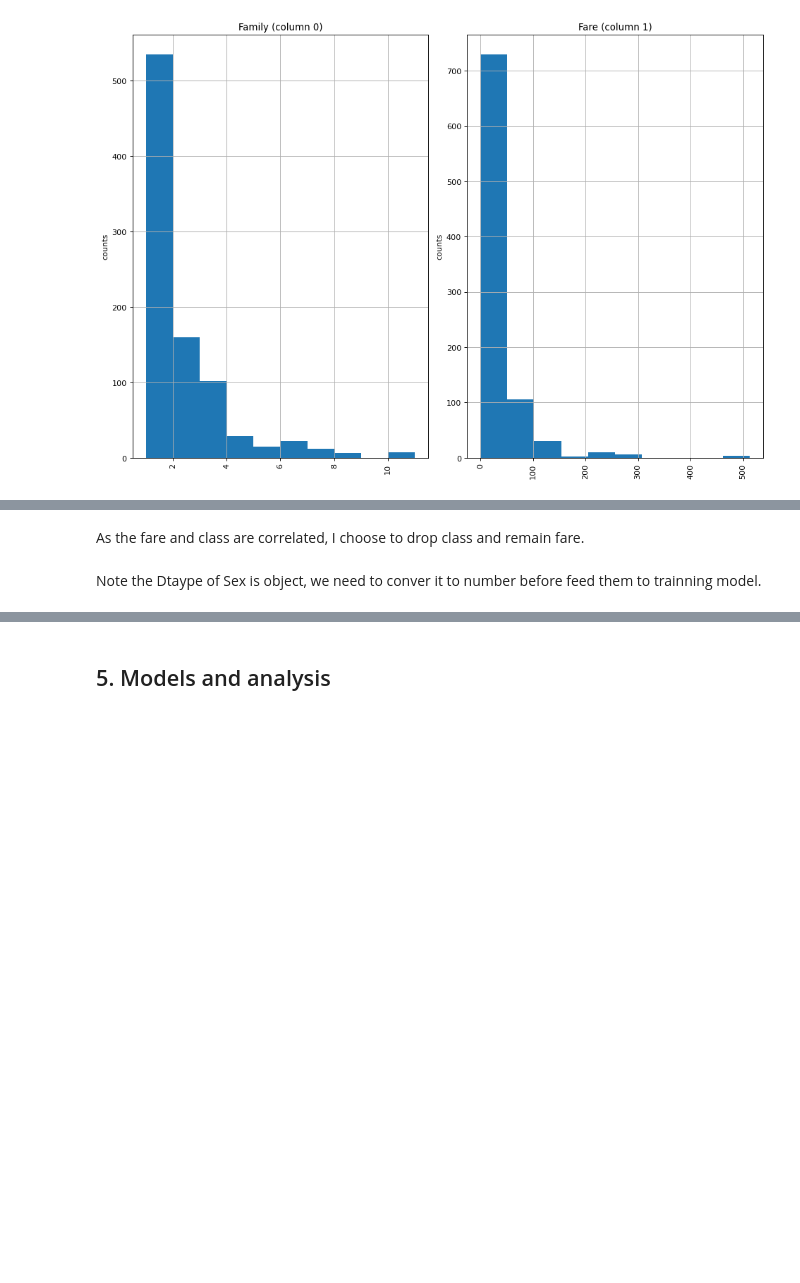
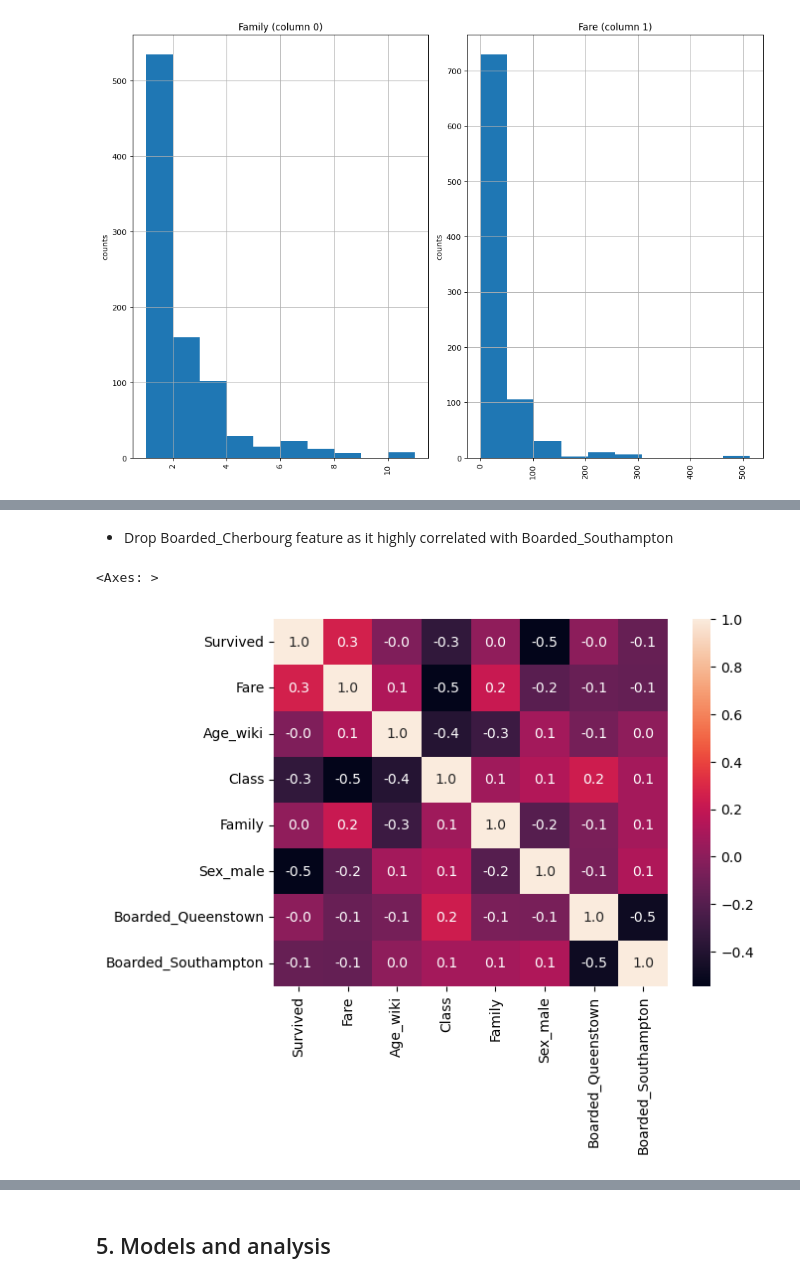
Before and after one commit to RockDeng110/titanic-predictions, a Jupyter notebook: titanic-prediction.ipynb, the cells around one changed output, grey strips where cells are left out. Drawn from its saved outputs; the diff is of its cells as text; code cells hidden in the pictures; blank space fills up the shorter version.

```diff
--- a/titanic-prediction.ipynb
+++ b/titanic-prediction.ipynb
@@ -518,5 +498,9 @@ sns.pairplot(df, diag_kind='kde')
-# %% [markdown]
-As the fare and class are correlated, I choose to drop class and remain fare.
+# %% [markdown]
+* Drop Boarded_Cherbourg feature as it highly correlated with Boarded_Southampton
+# %%
+df_f=df_f.drop(['Boarded_Cherbourg'], axis=1)
 # %%
-df=df.drop(['Boarded_Cherbourg'], axis=1)
-sns.heatmap(df.corr(), annot=True, fmt=".1f")
+sns.heatmap(df_f.corr(), annot=True, fmt=".1f")
+# %% [output]
+<Axes: >
+[figure, added]
@@ -526,2 +506,0 @@ for column_name, colume_value in df.iteritems():
-# %% [markdown]
-Note the Dtaype of Sex is object, we need to conver it to number before feed them to trainning model.
```
Also changed, not shown: parts of 79 cells of this notebook.
